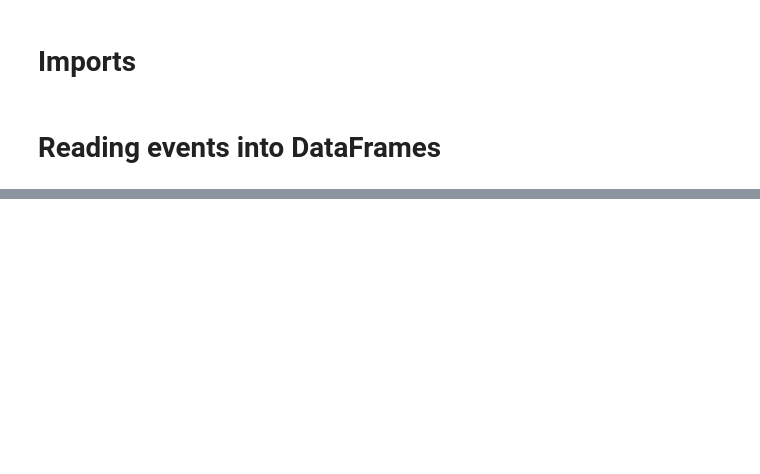
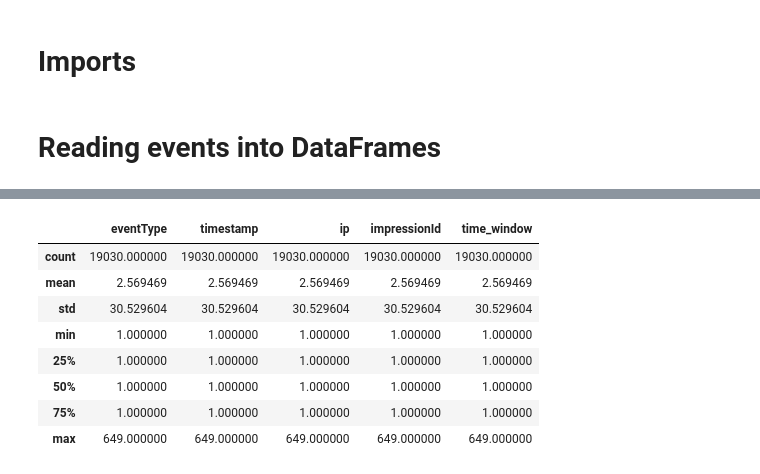
Before and after one commit to IsraMekki/ClickFraudDetection, a Jupyter notebook: offline_analysis.ipynb, the cells around one changed output, grey strips where cells are left out. Cells and saved outputs as stored; diff of their text form; code cells hidden in the pictures; blank space fills up the shorter version.

```diff
--- a/offline_analysis.ipynb
+++ b/offline_analysis.ipynb
@@ -76,0 +144,13 @@ df_clicks[df_clicks['ip'] == '238.186.83.58'].groupby('uid')
+# %%
+df_clicks_uids = df_clicks.groupby('uid').count()
+df_clicks_uids.describe()
+# %% [output]
+|  | eventType | timestamp | ip | impressionId | time_window |
+| count | 19030.000000 | 19030.000000 | 19030.000000 | 19030.000000 | 19030.000000 |
+| mean | 2.569469 | 2.569469 | 2.569469 | 2.569469 | 2.569469 |
+| std | 30.529604 | 30.529604 | 30.529604 | 30.529604 | 30.529604 |
+| min | 1.000000 | 1.000000 | 1.000000 | 1.000000 | 1.000000 |
+| 25% | 1.000000 | 1.000000 | 1.000000 | 1.000000 | 1.000000 |
+| 50% | 1.000000 | 1.000000 | 1.000000 | 1.000000 | 1.000000 |
+| 75% | 1.000000 | 1.000000 | 1.000000 | 1.000000 | 1.000000 |
+| max | 649.000000 | 649.000000 | 649.000000 | 649.000000 | 649.000000 |
```
Also changed, not shown: parts of 16 cells of this notebook.
